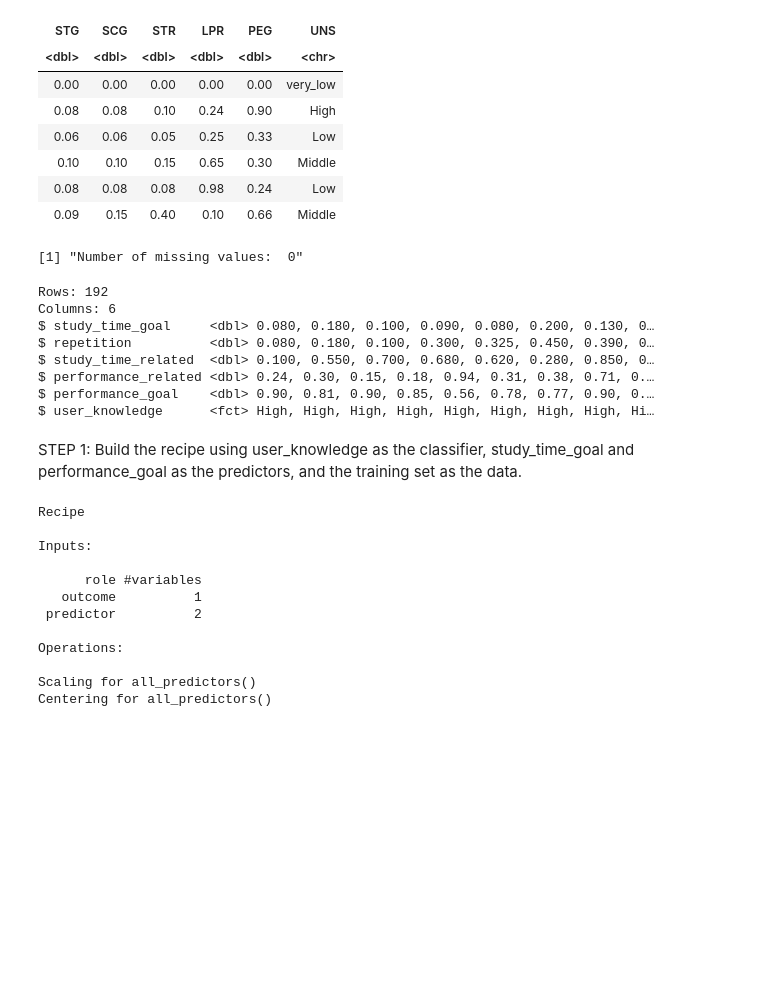
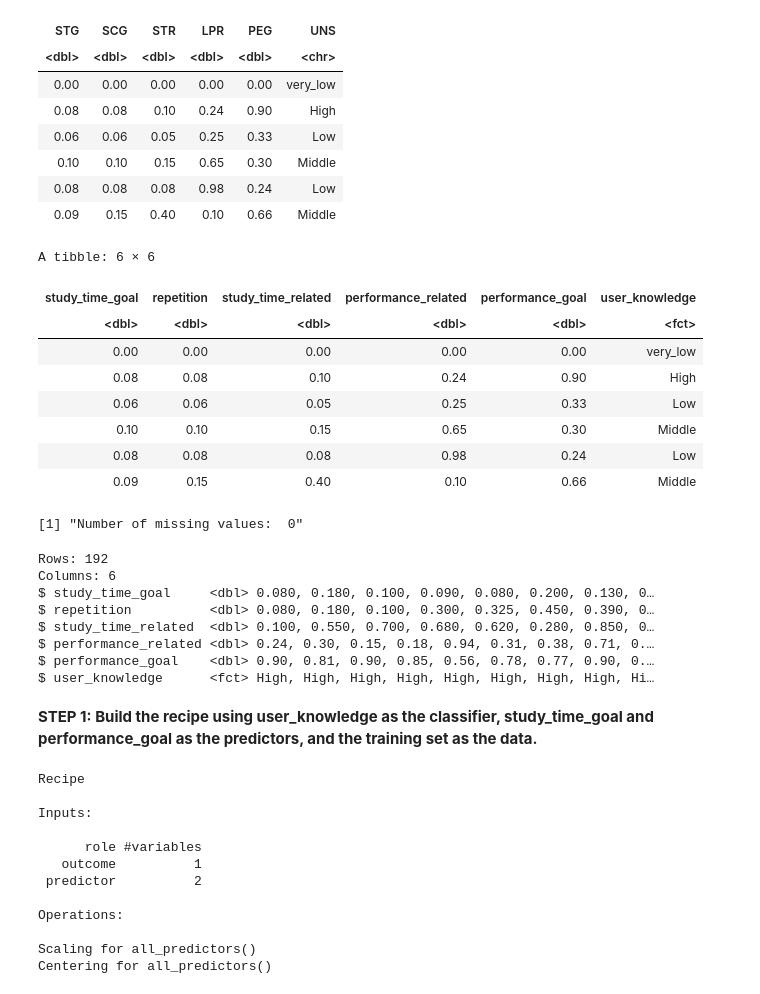
Before and after one commit to afellhauer/DSCI_Group_Project, a Jupyter notebook: project_report.ipynb, the cells around one changed output. Drawn from its saved outputs; the diff is of its cells as text; code cells hidden in the pictures; blank space fills up the shorter version.

Commit message:
Added Steps 4 to 6

```diff
--- a/project_report.ipynb
+++ b/project_report.ipynb
@@ -57,16 +57,28 @@ A tibble: 6 × 6
 # %%
 knowledge_mutate <- knowledge |>
     mutate(UNS = as_factor(UNS)) |> #change the class from a chr to a factor
     rename("study_time_goal" = STG, #relabel all variables to understand them better
            "repetition" = SCG,
            "study_time_related" = STR,
            "performance_related" = LPR,
            "performance_goal" = PEG,
            "user_knowledge" = UNS)
+
+head(knowledge_mutate)
+
 missing <- sum(is.na(knowledge_mutate)) # check for missing values
 print(paste("Number of missing values: ", missing))
 # %% [output]
-[1] "Number of missing values:  0"
+A tibble: 6 × 6
+| study_time_goal | repetition | study_time_related | performance_related | performance_goal | user_knowledge |
+| <dbl> | <dbl> | <dbl> | <dbl> | <dbl> | <fct> |
+| 0.00 | 0.00 | 0.00 | 0.00 | 0.00 | very_low |
+| 0.08 | 0.08 | 0.10 | 0.24 | 0.90 | High |
+| 0.06 | 0.06 | 0.05 | 0.25 | 0.33 | Low |
+| 0.10 | 0.10 | 0.15 | 0.65 | 0.30 | Middle |
+| 0.08 | 0.08 | 0.08 | 0.98 | 0.24 | Low |
+| 0.09 | 0.15 | 0.40 | 0.10 | 0.66 | Middle |
+[1] "Number of missing values:  0"
 # %%
 set.seed(200) #set seed to be reproducible
 #create the initial split of the data
@@ -88,7 +101,7 @@ $ performance_related <dbl> 0.24, 0.30, 0.15, 0.18, 0.94, 0.31, 0.38, 0.71, 0.
 $ performance_goal    <dbl> 0.90, 0.81, 0.90, 0.85, 0.56, 0.78, 0.77, 0.90, 0.…
 $ user_knowledge      <fct> High, High, High, High, High, High, High, High, Hi…
 # %% [markdown]
-STEP 1: Build the recipe using user_knowledge as the classifier, study_time_goal and performance_goal as the predictors, and the training set as the data.
+**STEP 1: Build the recipe using user_knowledge as the classifier, study_time_goal and performance_goal as the predictors, and the training set as the data.**
 # %%
 knowledge_recipe <- recipe(user_knowledge ~ study_time_goal + performance_goal, data = knowledge_training) |>
     step_scale(all_predictors()) |>
```
Also changed, not shown: parts of 14 cells of this notebook.
